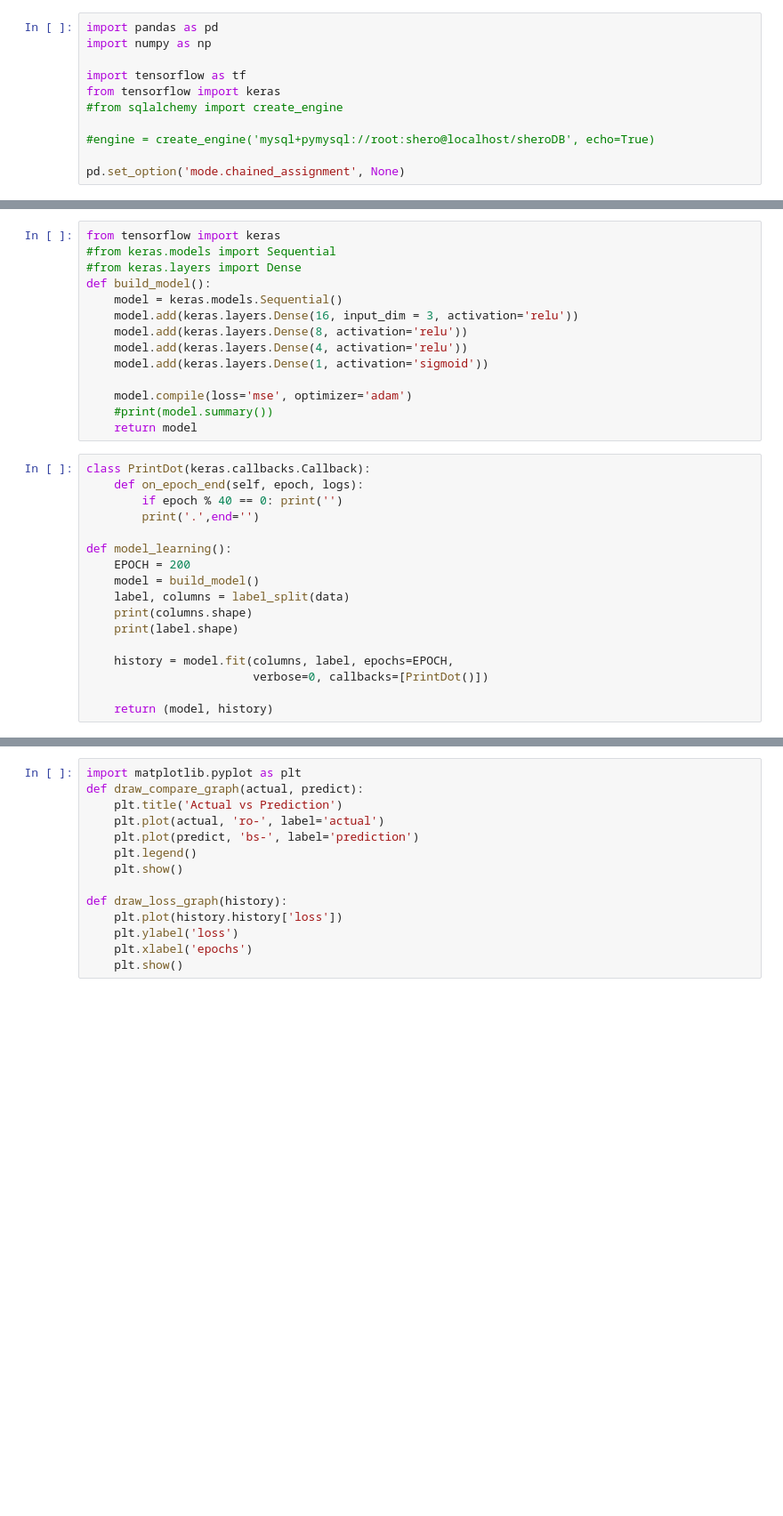
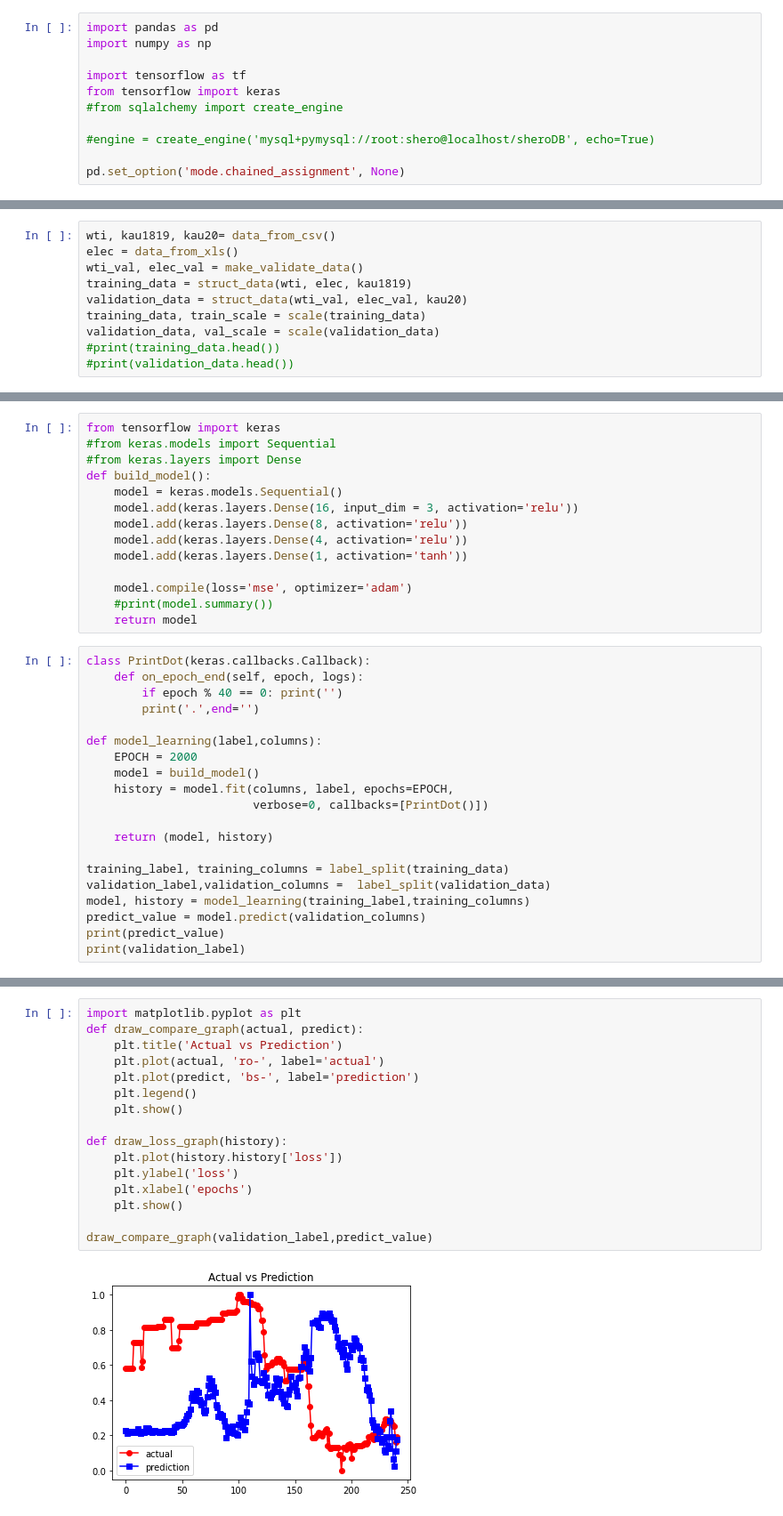
Before and after one commit to 2020-SKKU-S-HERO/mobius_adaptation, a Jupyter notebook: database/price_pred_model.ipynb, the cells around one changed output, grey strips where cells are left out. Shown at 89% size. Cells and saved outputs as stored; diff of their text form; blank space fills up the shorter version.

Commit message:
price model ver1

```diff
--- a/database/price_pred_model.ipynb
+++ b/database/price_pred_model.ipynb
@@ -176,0 +162,10 @@ None
+# %%
+wti, kau1819, kau20= data_from_csv()
+elec = data_from_xls()
+wti_val, elec_val = make_validate_data()
+training_data = struct_data(wti, elec, kau1819)
+validation_data = struct_data(wti_val, elec_val, kau20)
+training_data, train_scale = scale(training_data)
+validation_data, val_scale = scale(validation_data)
+#print(training_data.head())
+#print(validation_data.head())
@@ -183,7 +183,7 @@ def build_model():
     model.add(keras.layers.Dense(16, input_dim = 3, activation='relu'))
     model.add(keras.layers.Dense(8, activation='relu'))
     model.add(keras.layers.Dense(4, activation='relu'))
-    model.add(keras.layers.Dense(1, activation='sigmoid'))
+    model.add(keras.layers.Dense(1, activation='tanh'))
 
     model.compile(loss='mse', optimizer='adam')
     #print(model.summary())
@@ -194,14 +194,17 @@ class PrintDot(keras.callbacks.Callback):
         if epoch % 40 == 0: print('')
         print('.',end='')
 
-def model_learning():
-    EPOCH = 200
+def model_learning(label,columns):
+    EPOCH = 2000
     model = build_model()
-    label, columns = label_split(data)
-    print(columns.shape)
-    print(label.shape)
-
     history = model.fit(columns, label, epochs=EPOCH,
                         verbose=0, callbacks=[PrintDot()])
 
     return (model, history)
+
+training_label, training_columns = label_split(training_data)
+validation_label,validation_columns =  label_split(validation_data)
+model, history = model_learning(training_label,training_columns)
+predict_value = model.predict(validation_columns)
+print(predict_value)
+print(validation_label)
@@ -208,14 +229,18 @@ def model_learning():
 # %%
 import matplotlib.pyplot as plt
 def draw_compare_graph(actual, predict):
     plt.title('Actual vs Prediction')
     plt.plot(actual, 'ro-', label='actual')
     plt.plot(predict, 'bs-', label='prediction')
     plt.legend()
     plt.show()
 
 def draw_loss_graph(history):
     plt.plot(history.history['loss'])
     plt.ylabel('loss')
     plt.xlabel('epochs')
     plt.show()
+
+draw_compare_graph(validation_label,predict_value)
+# %% [output]
+[figure, added]
```
Also changed, not shown: parts of 9 cells of this notebook, 1 other file.
